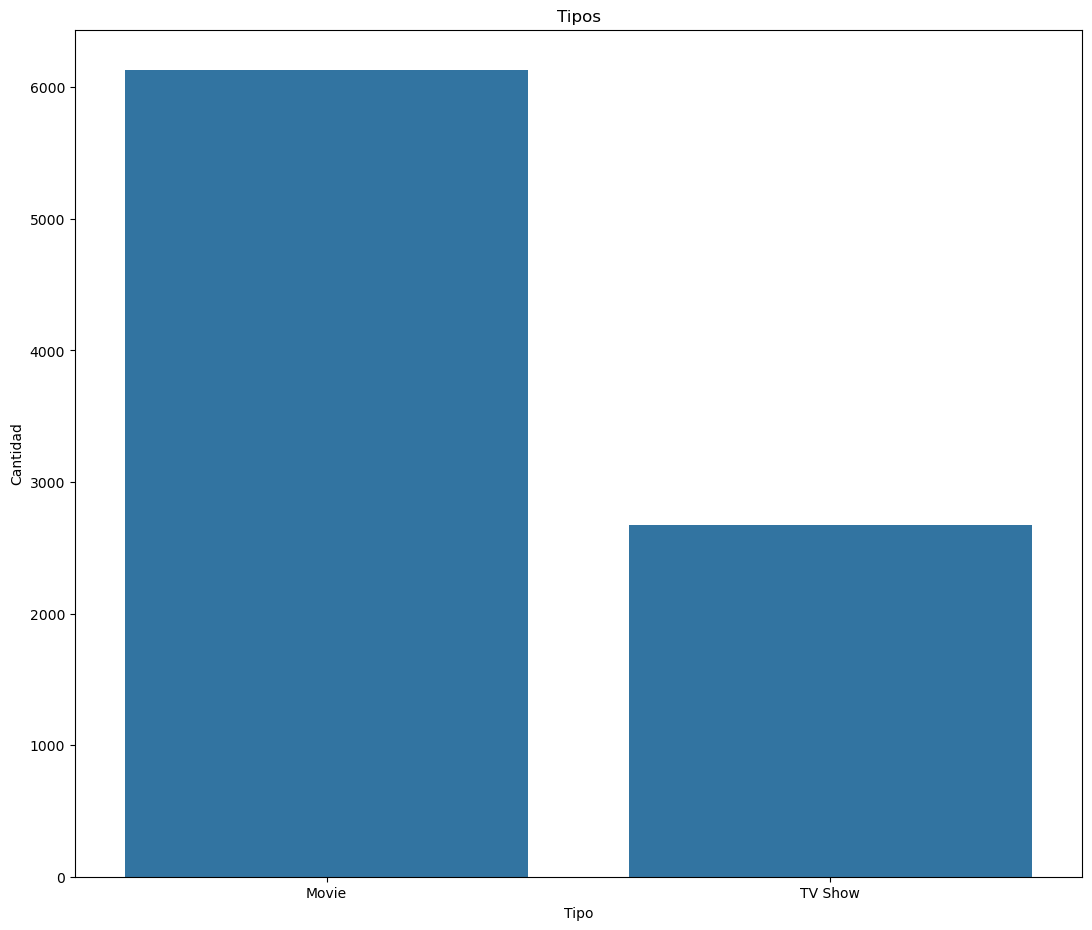
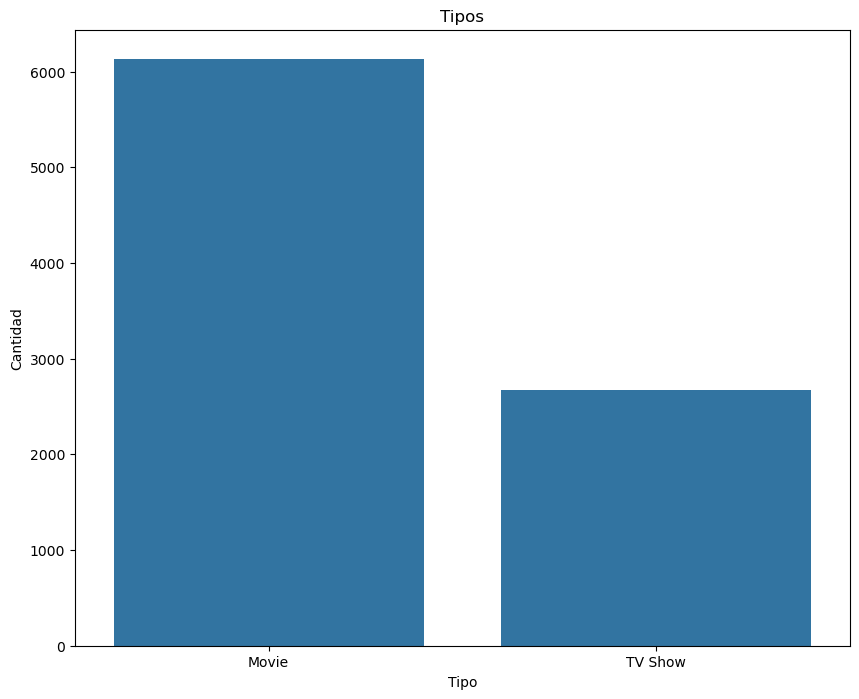
Unified diff of the notebook cell whose output changed from the first chart to the second:
--- before
+++ after
@@ -1,4 +1,4 @@
 #Grafica 3
-plt.figure(figsize=(13,11))
+plt.figure(figsize=(10,8))
 sns.countplot(df, x="type")
 plt.title("Tipos")

Commit: Se arreglo el  problema de las graficas amontonadas